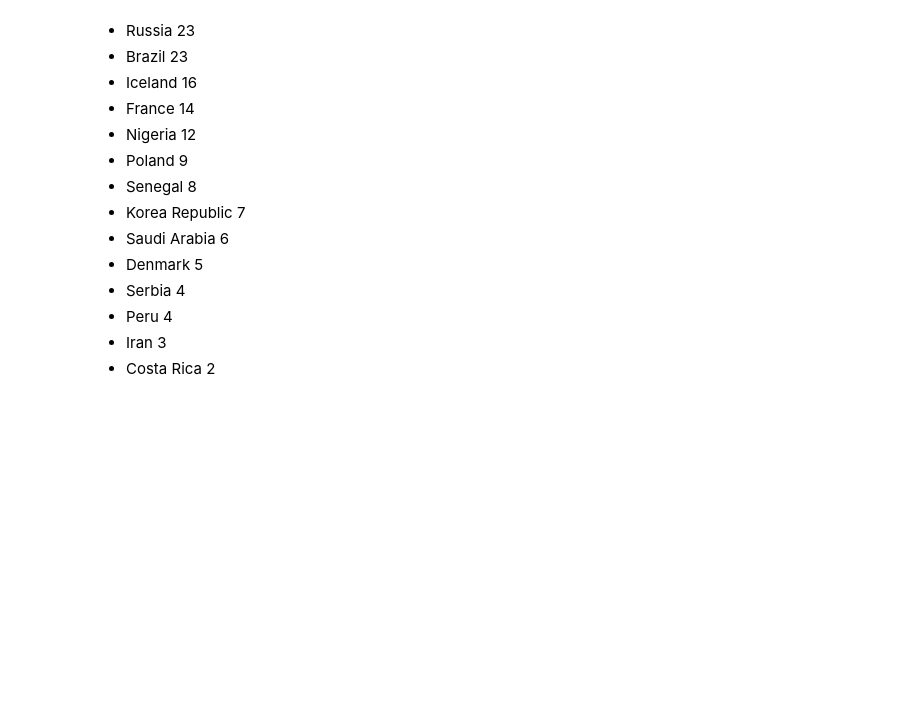
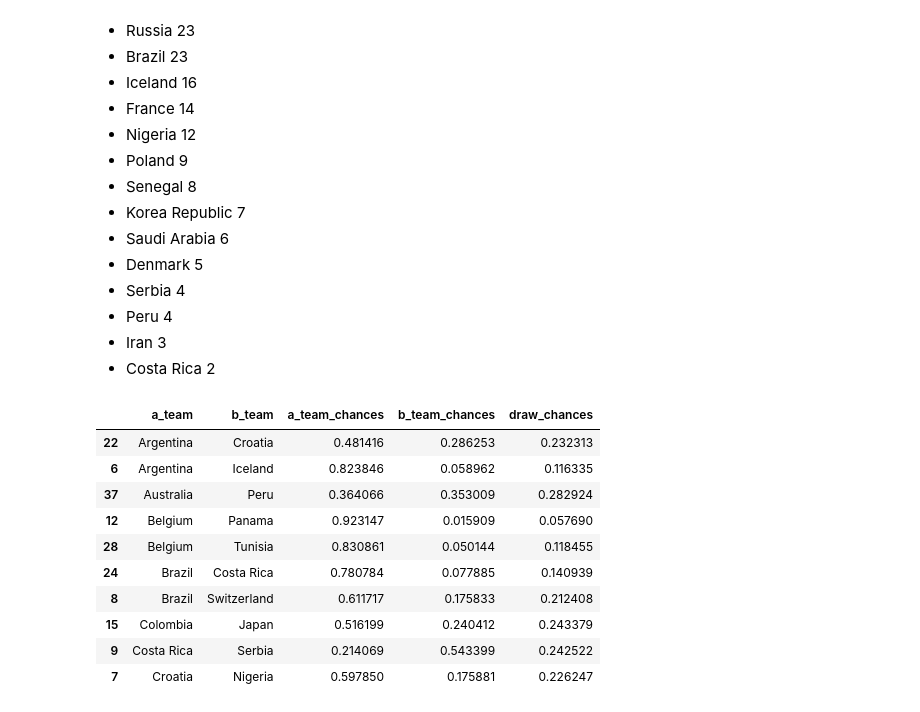
Before and after one commit to MikeStrenk/Modeling-the-World-Cup-2018, a Jupyter notebook: worldcup2018_predictions.ipynb, the cells around one changed output. Cells and saved outputs as stored; diff of their text form; code cells hidden in the pictures; blank space fills up the shorter version.

```diff
--- a/worldcup2018_predictions.ipynb
+++ b/worldcup2018_predictions.ipynb
@@ -998,3 +978,22 @@ Results from running the world cup simulation 1000 times
 - Peru                4
 - Iran                3
 - Costa Rica          2
+# %%
+me = group_stage_results_df[['a_team', 'b_team', 'a_team_chances', 'b_team_chances', 'draw_chances']]
+five38 = pd.read_csv('wc_matches.csv')[['team1', 'team2', 'prob1', 'prob2', 'probtie']]
+five38 = five38.rename(columns={'team1': 'a_team', 'team2': 'b_team', 'prob1': 'a_team_chances', 'prob2': 'b_team_chances', 'probtie': 'draw_chances'})
+me = me.sort_values(['a_team', 'b_team'])
+five38 = five38.sort_values(['a_team', 'b_team'])
+me.head(10)
+# %% [output]
+|  | a_team | b_team | a_team_chances | b_team_chances | draw_chances |
+| 22 | Argentina | Croatia | 0.481416 | 0.286253 | 0.232313 |
+| 6 | Argentina | Iceland | 0.823846 | 0.058962 | 0.116335 |
+| 37 | Australia | Peru | 0.364066 | 0.353009 | 0.282924 |
+| 12 | Belgium | Panama | 0.923147 | 0.015909 | 0.057690 |
+| 28 | Belgium | Tunisia | 0.830861 | 0.050144 | 0.118455 |
+| 24 | Brazil | Costa Rica | 0.780784 | 0.077885 | 0.140939 |
+| 8 | Brazil | Switzerland | 0.611717 | 0.175833 | 0.212408 |
+| 15 | Colombia | Japan | 0.516199 | 0.240412 | 0.243379 |
+| 9 | Costa Rica | Serbia | 0.214069 | 0.543399 | 0.242522 |
+| 7 | Croatia | Nigeria | 0.597850 | 0.175881 | 0.226247 |
```
Also changed, not shown: parts of 6 cells of this notebook, 11 other files.
